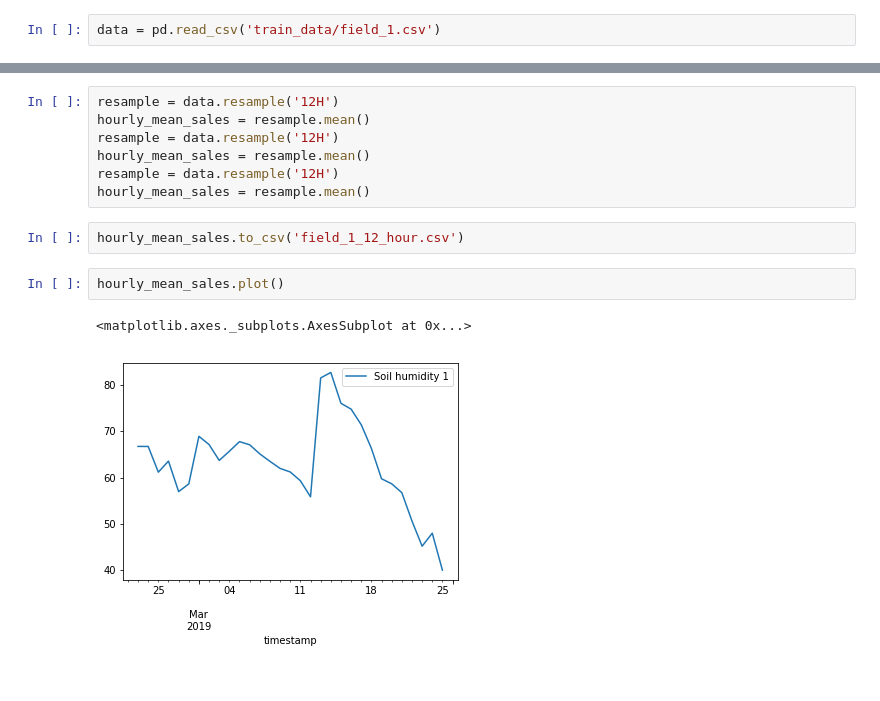
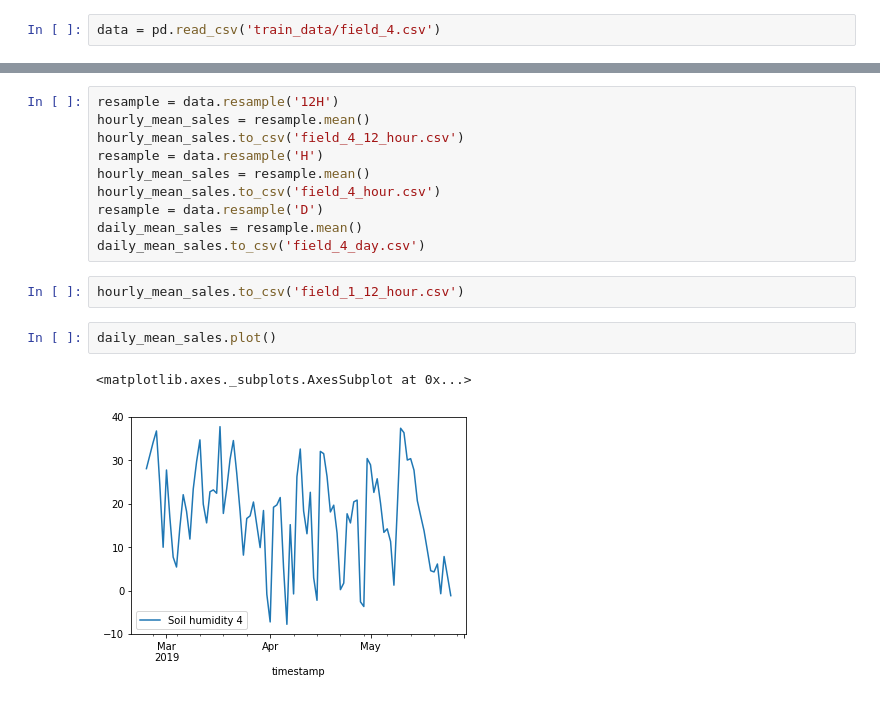
Before and after one commit to Younes-Charfaoui/ML-Projects, a Jupyter notebook: wazihub_soil_moisture_prediction/Resampling Data.ipynb, the cells around one changed output, grey strips where cells are left out. Saved outputs shown, nothing was run; the diff lists cells and outputs as text.

```diff
--- a/wazihub_soil_moisture_prediction/Resampling Data.ipynb
+++ b/wazihub_soil_moisture_prediction/Resampling Data.ipynb
@@ -6,5 +9,5 @@ import numpy as np
 # %%
-data = pd.read_csv('train_data/field_1.csv')
+data = pd.read_csv('train_data/field_4.csv')
 # %%
 data.head()
 # %% [output]
@@ -70,14 +73,17 @@ data.set_index('timestamp', inplace = True)
 # %%
 resample = data.resample('12H')
 hourly_mean_sales = resample.mean()
-resample = data.resample('12H')
+hourly_mean_sales.to_csv('field_4_12_hour.csv')
+resample = data.resample('H')
 hourly_mean_sales = resample.mean()
-resample = data.resample('12H')
-hourly_mean_sales = resample.mean()
+hourly_mean_sales.to_csv('field_4_hour.csv')
+resample = data.resample('D')
+daily_mean_sales = resample.mean()
+daily_mean_sales.to_csv('field_4_day.csv')
 # %%
 hourly_mean_sales.to_csv('field_1_12_hour.csv')
 # %%
-hourly_mean_sales.plot()
+daily_mean_sales.plot()
 # %% [output]
 <matplotlib.axes._subplots.AxesSubplot at 0x...>
-[figure, old version]
+[figure, new version]
```
Also changed, not shown: parts of 26 cells of this notebook.
